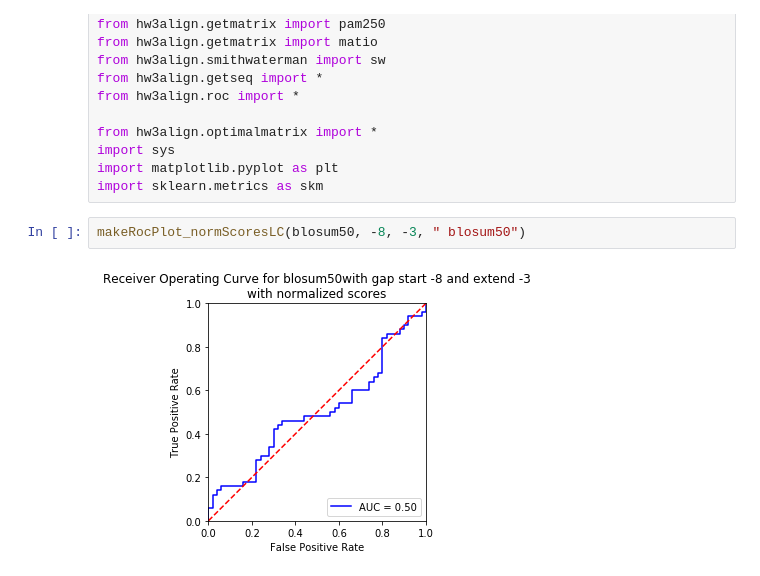
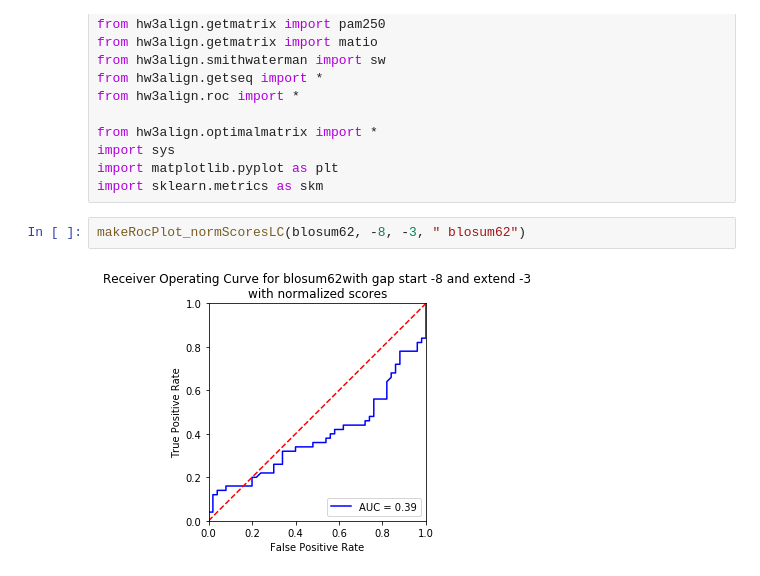
Before and after one commit to cechlauren/HW3_skeleton, a Jupyter notebook: Helperfunctions.ipynb, the cells around one changed output. Drawn from its saved outputs; the diff is of its cells as text.

```diff
--- a/Helperfunctions.ipynb
+++ b/Helperfunctions.ipynb
@@ -14,6 +14,6 @@ import sys
 import matplotlib.pyplot as plt
 import sklearn.metrics as skm
 # %%
-makeRocPlot_normScoresLC(blosum50, -8, -3, " blosum50")
+makeRocPlot_normScoresLC(blosum62, -8, -3, " blosum62")
 # %% [output]
-[figure, old version]
+[figure, new version]
```
Also changed, not shown: parts of 3 cells of this notebook.
